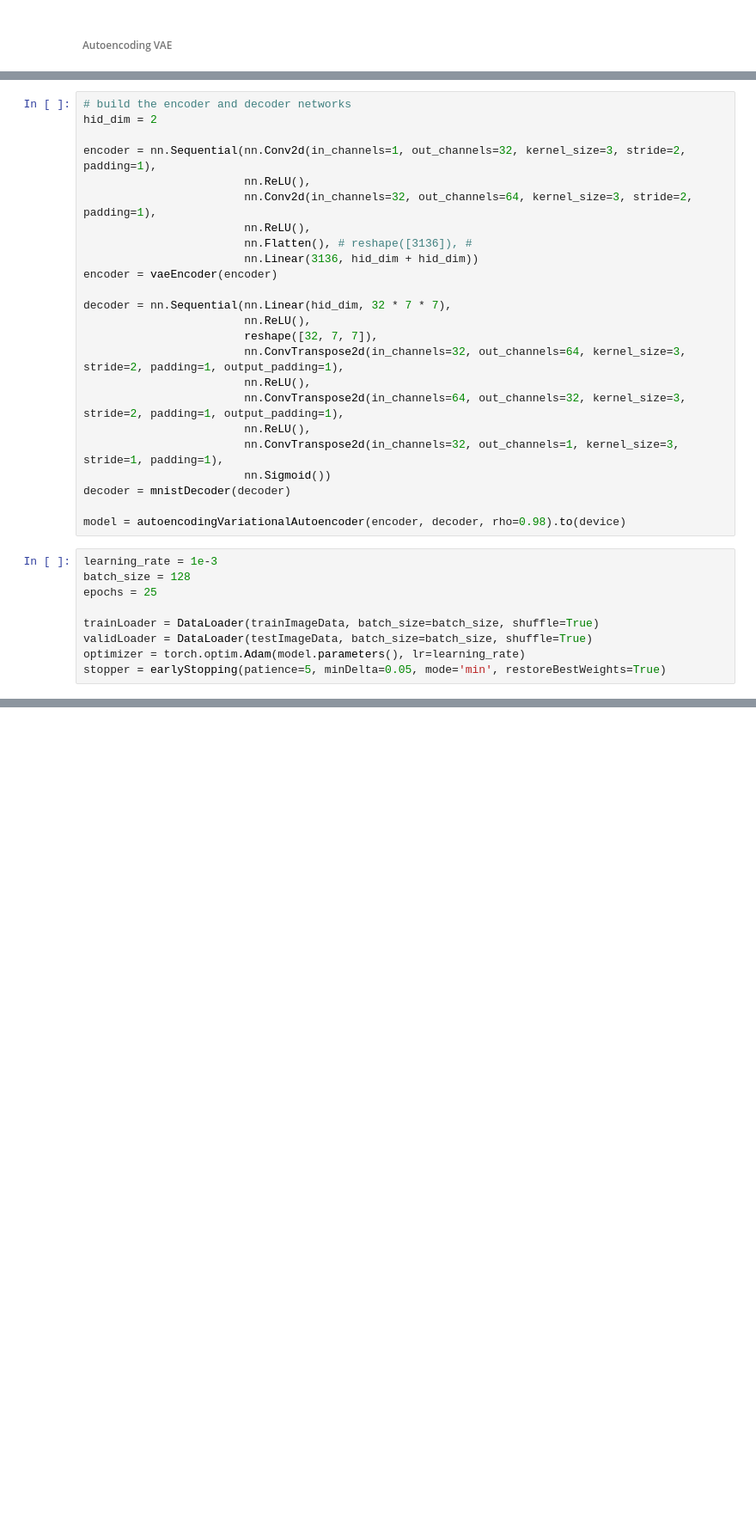
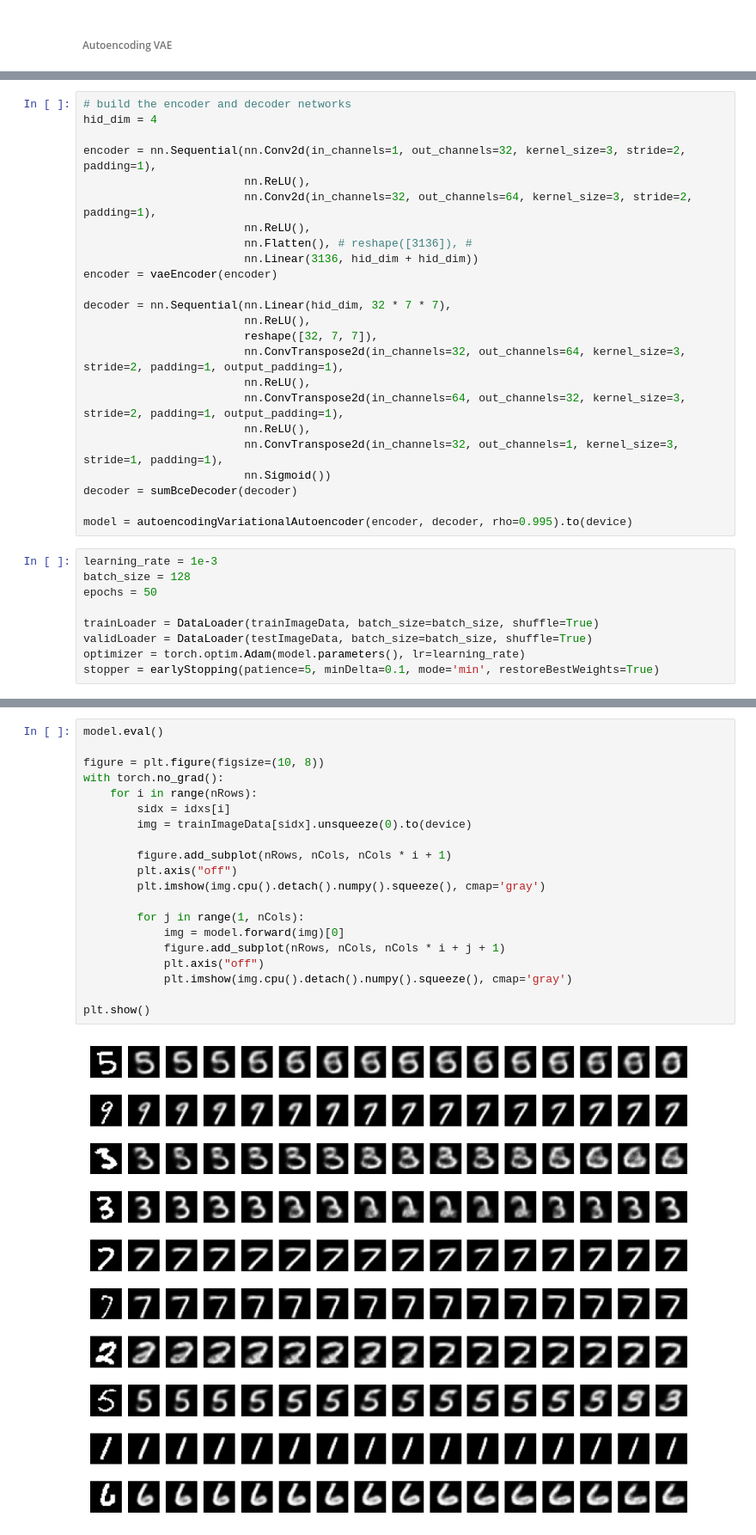
Before and after one commit to raghavsubbarao/svipy, a Jupyter notebook: notebooks/2_vae_variations.ipynb, the cells around one changed output, grey strips where cells are left out. Shown at 86% size. Drawn from its saved outputs; the diff is of its cells as text; blank space fills up the shorter version.

```diff
--- a/notebooks/2_vae_variations.ipynb
+++ b/notebooks/2_vae_variations.ipynb
@@ -621,6 +316,6 @@ class mnistDecoder(vaeDecoder):
 # %%
 # build the encoder and decoder networks
-hid_dim = 2
+hid_dim = 4
 
 encoder = nn.Sequential(nn.Conv2d(in_channels=1, out_channels=32, kernel_size=3, stride=2, padding=1),
                         nn.ReLU(),
@@ -639,18 +334,18 @@ decoder = nn.Sequential(nn.Linear(hid_dim, 32 * 7 * 7),
                         nn.ReLU(),
                         nn.ConvTranspose2d(in_channels=32, out_channels=1, kernel_size=3, stride=1, padding=1),
                         nn.Sigmoid())
-decoder = mnistDecoder(decoder)
+decoder = sumBceDecoder(decoder)
 
-model = autoencodingVariationalAutoencoder(encoder, decoder, rho=0.98).to(device)
+model = autoencodingVariationalAutoencoder(encoder, decoder, rho=0.995).to(device)
 # %%
 learning_rate = 1e-3
 batch_size = 128
-epochs = 25
+epochs = 50
 
 trainLoader = DataLoader(trainImageData, batch_size=batch_size, shuffle=True)
 validLoader = DataLoader(testImageData, batch_size=batch_size, shuffle=True)
 optimizer = torch.optim.Adam(model.parameters(), lr=learning_rate)
-stopper = earlyStopping(patience=5, minDelta=0.05, mode='min', restoreBestWeights=True)
+stopper = earlyStopping(patience=5, minDelta=0.1, mode='min', restoreBestWeights=True)
 # %%
 model.trainLoop(trainLoader, optimizer, epochs,
                 reportIters=100, scheduler=None,
@@ -666,0 +377,22 @@ plot_latent_space(scale=3.0, n=30)
+# %%
+model.eval()
+
+figure = plt.figure(figsize=(10, 8))
+with torch.no_grad():
+    for i in range(nRows):
+        sidx = idxs[i]
+        img = trainImageData[sidx].unsqueeze(0).to(device)
+
+        figure.add_subplot(nRows, nCols, nCols * i + 1)
+        plt.axis("off")
+        plt.imshow(img.cpu().detach().numpy().squeeze(), cmap='gray')
+
+        for j in range(1, nCols):
+            img = model.forward(img)[0]
+            figure.add_subplot(nRows, nCols, nCols * i + j + 1)
+            plt.axis("off")
+            plt.imshow(img.cpu().detach().numpy().squeeze(), cmap='gray')
+
+plt.show()
+# %% [output]
+[figure, added]
```
Also changed, not shown: parts of 33 cells of this notebook, 1 other file.
